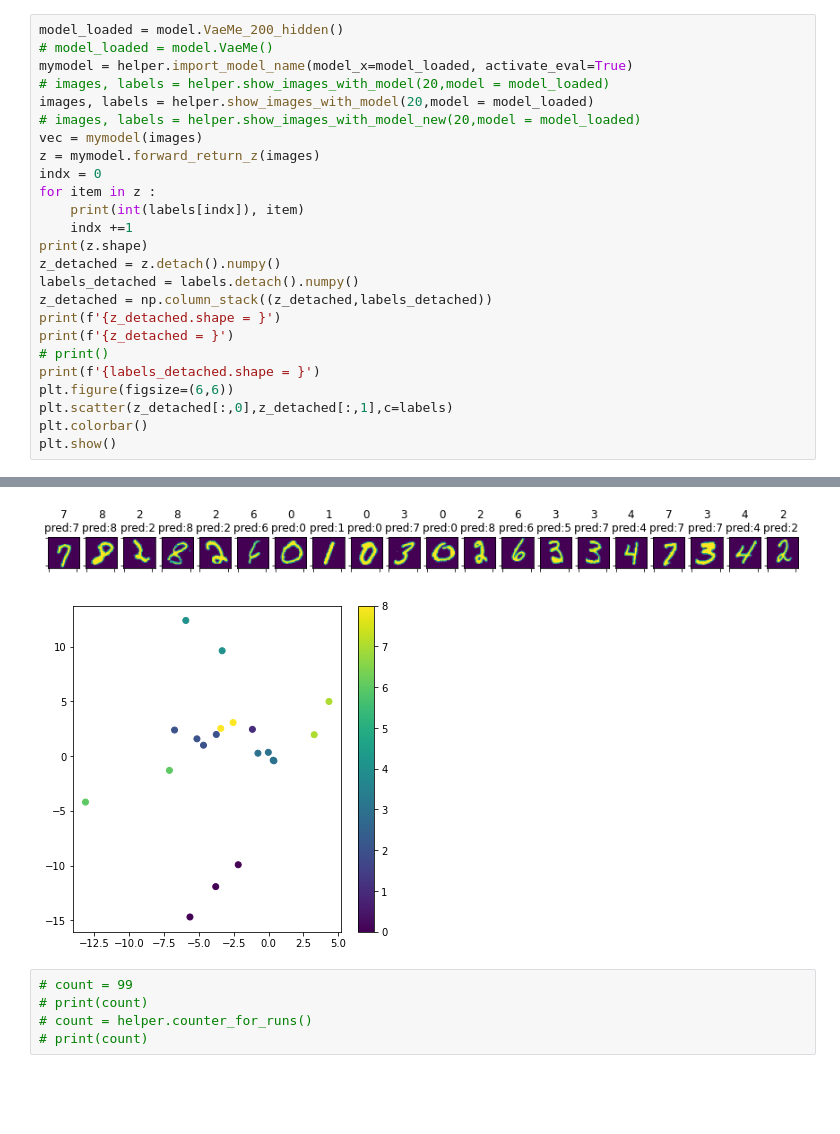
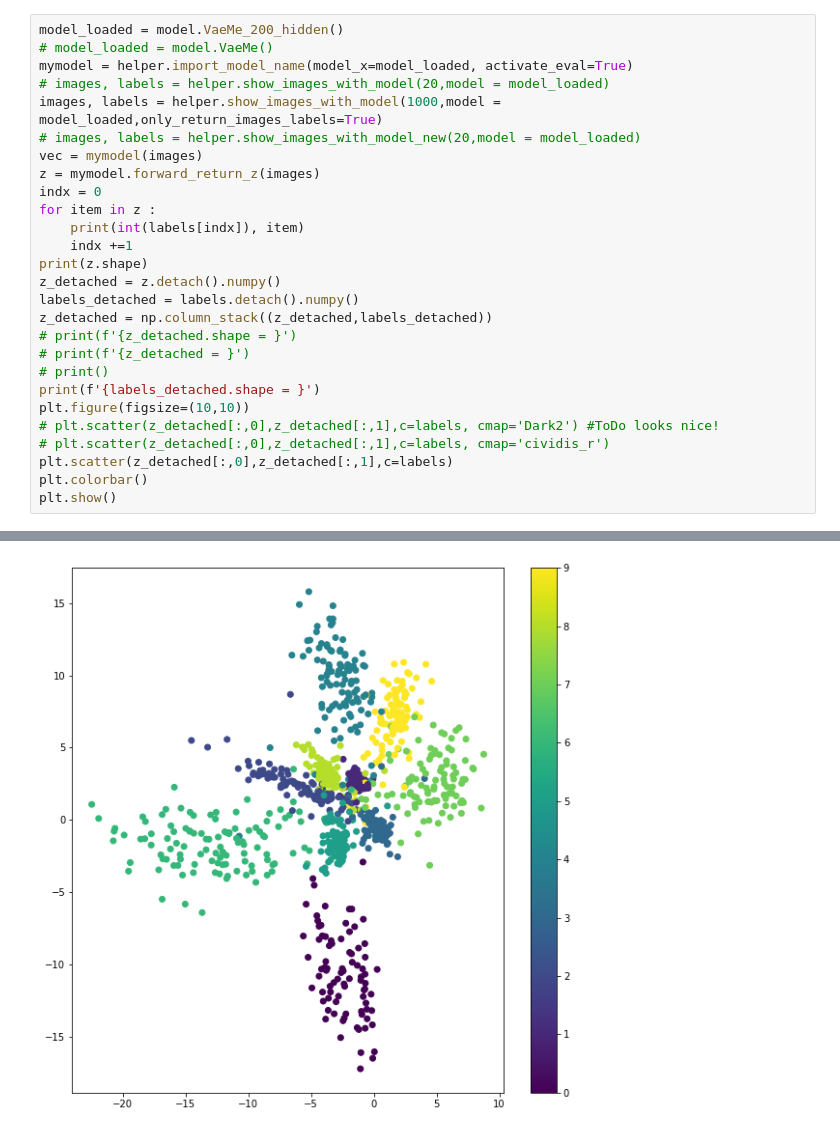
Before and after one commit to DominikOcsofszki/mlp, a Jupyter notebook: jp2.ipynb, the cells around one changed output, grey strips where cells are left out. Drawn from its saved outputs; the diff is of its cells as text; blank space fills up the shorter version.

```diff
--- a/jp2.ipynb
+++ b/jp2.ipynb
@@ -8,7 +15,7 @@ model_loaded = model.VaeMe_200_hidden()
 # model_loaded = model.VaeMe()
 mymodel = helper.import_model_name(model_x=model_loaded, activate_eval=True)
 # images, labels = helper.show_images_with_model(20,model = model_loaded)
-images, labels = helper.show_images_with_model(20,model = model_loaded)
+images, labels = helper.show_images_with_model(1000,model = model_loaded,only_return_images_labels=True)
 # images, labels = helper.show_images_with_model_new(20,model = model_loaded)
 vec = mymodel(images)
 z = mymodel.forward_return_z(images)
@@ -20,11 +27,13 @@ print(z.shape)
 z_detached = z.detach().numpy()
 labels_detached = labels.detach().numpy()
 z_detached = np.column_stack((z_detached,labels_detached))
-print(f'{z_detached.shape = }')
-print(f'{z_detached = }')
+# print(f'{z_detached.shape = }')
+# print(f'{z_detached = }')
 # print()
 print(f'{labels_detached.shape = }')
-plt.figure(figsize=(6,6))
+plt.figure(figsize=(10,10))
+# plt.scatter(z_detached[:,0],z_detached[:,1],c=labels, cmap='Dark2') #ToDo looks nice!
+# plt.scatter(z_detached[:,0],z_detached[:,1],c=labels, cmap='cividis_r')
 plt.scatter(z_detached[:,0],z_detached[:,1],c=labels)
 plt.colorbar()
 plt.show()
@@ -49,7 +58 @@ labels_detached.shape = (20,)
-[figure, old version]
+[figure, new version]
-[figure, removed]
-# %%
-# count = 99
-# print(count)
-# count = helper.counter_for_runs()
-# print(count)
```
Also changed, not shown: parts of 4 cells of this notebook, 1 other file.
